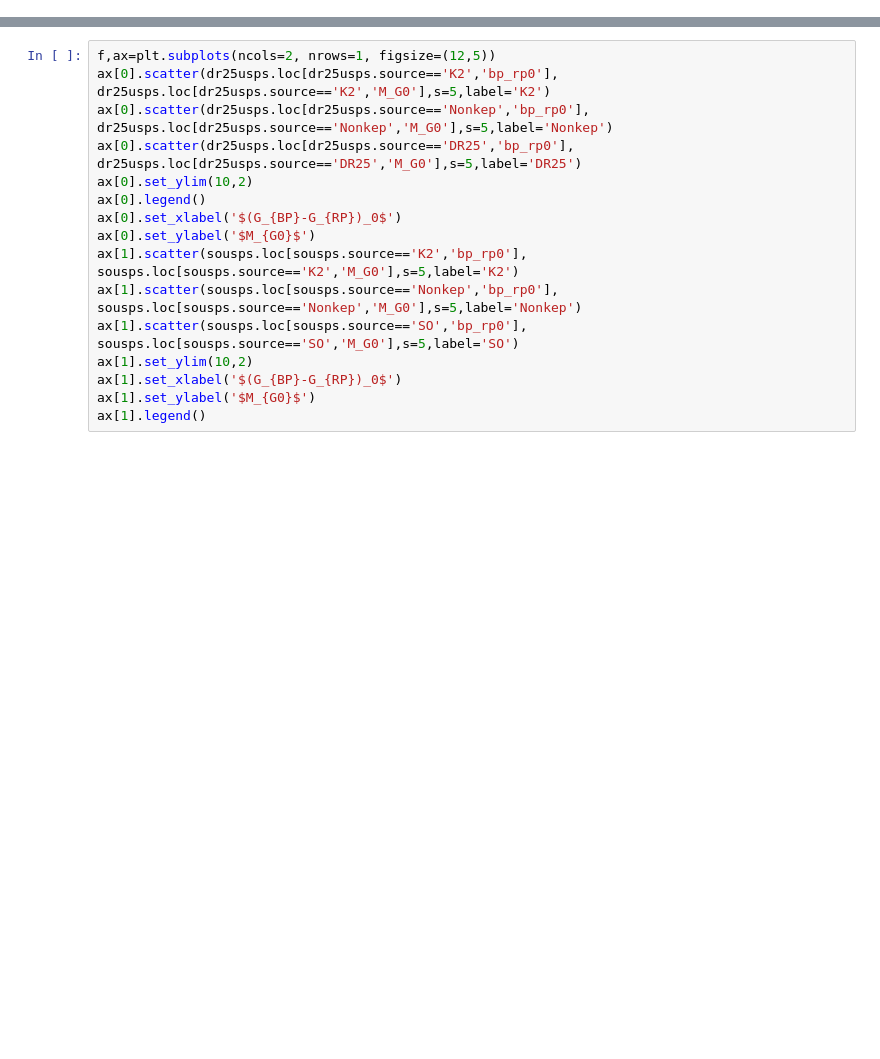
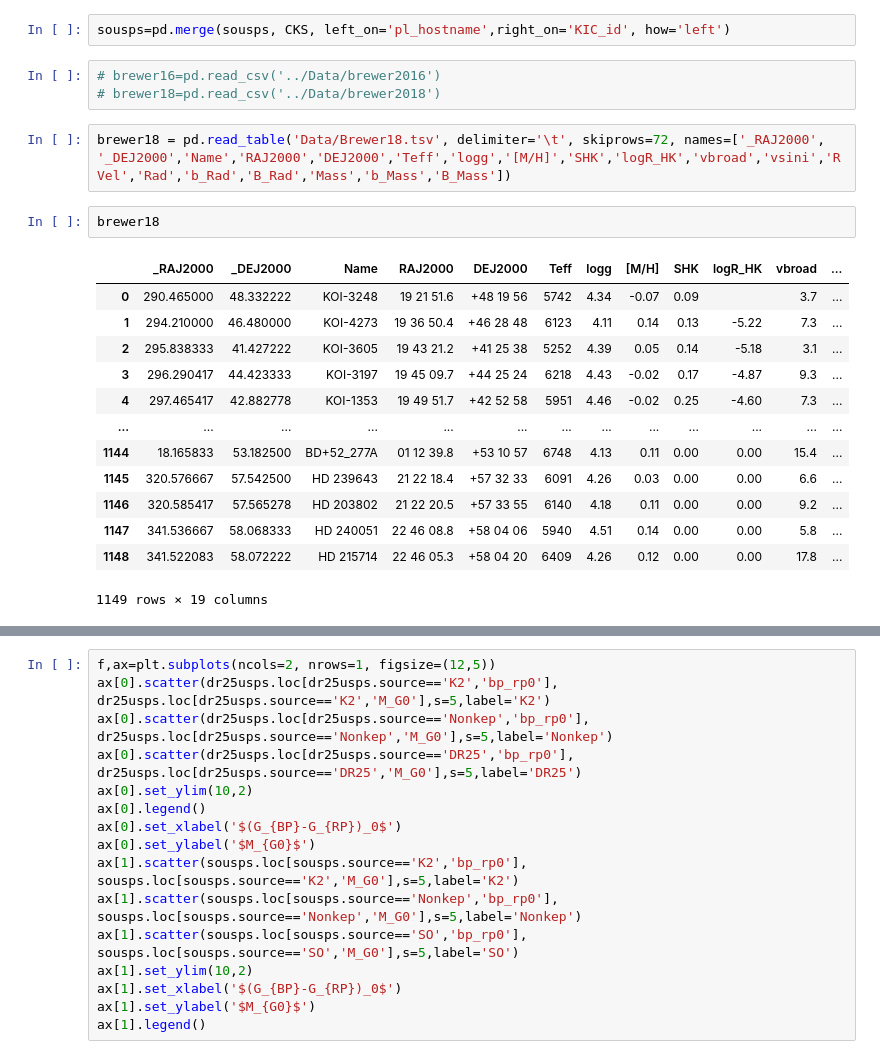
Before and after one commit to jacobhhamer/USP_Project, a Jupyter notebook: USP_Destruction_Paper.ipynb, the cells around one changed output, grey strips where cells are left out. Saved outputs shown, nothing was run; the diff lists cells and outputs as text; blank space fills up the shorter version.

```diff
--- a/USP_Destruction_Paper.ipynb
+++ b/USP_Destruction_Paper.ipynb
@@ -1402,0 +1331,23 @@ so_only_usps_ms=so_usps_ms.loc[so_usps_ms.source=='SO']
+# %%
+sousps=pd.merge(sousps, CKS, left_on='pl_hostname',right_on='KIC_id', how='left')
+# %%
+# brewer16=pd.read_csv('../Data/brewer2016')
+# brewer18=pd.read_csv('../Data/brewer2018')
+# %%
+brewer18 = pd.read_table('Data/Brewer18.tsv', delimiter='\t', skiprows=72, names=['_RAJ2000', '_DEJ2000','Name','RAJ2000','DEJ2000','Teff','logg','[M/H]','SHK','logR_HK','vbroad','vsini','RVel','Rad','b_Rad','B_Rad','Mass','b_Mass','B_Mass'])
+# %%
+brewer18
+# %% [output]
+|  | _RAJ2000 | _DEJ2000 | Name | RAJ2000 | DEJ2000 | Teff | logg | [M/H] | SHK | logR_HK | vbroad | ... |
+| 0 | 290.465000 | 48.332222 | KOI-3248 | 19 21 51.6 | +48 19 56 | 5742 | 4.34 | -0.07 | 0.09 |  | 3.7 | ... |
+| 1 | 294.210000 | 46.480000 | KOI-4273 | 19 36 50.4 | +46 28 48 | 6123 | 4.11 | 0.14 | 0.13 | -5.22 | 7.3 | ... |
+| 2 | 295.838333 | 41.427222 | KOI-3605 | 19 43 21.2 | +41 25 38 | 5252 | 4.39 | 0.05 | 0.14 | -5.18 | 3.1 | ... |
+| 3 | 296.290417 | 44.423333 | KOI-3197 | 19 45 09.7 | +44 25 24 | 6218 | 4.43 | -0.02 | 0.17 | -4.87 | 9.3 | ... |
+| 4 | 297.465417 | 42.882778 | KOI-1353 | 19 49 51.7 | +42 52 58 | 5951 | 4.46 | -0.02 | 0.25 | -4.60 | 7.3 | ... |
+| ... | ... | ... | ... | ... | ... | ... | ... | ... | ... | ... | ... | ... |
+| 1144 | 18.165833 | 53.182500 | BD+52_277A | 01 12 39.8 | +53 10 57 | 6748 | 4.13 | 0.11 | 0.00 | 0.00 | 15.4 | ... |
+| 1145 | 320.576667 | 57.542500 | HD 239643 | 21 22 18.4 | +57 32 33 | 6091 | 4.26 | 0.03 | 0.00 | 0.00 | 6.6 | ... |
+| 1146 | 320.585417 | 57.565278 | HD 203802 | 21 22 20.5 | +57 33 55 | 6140 | 4.18 | 0.11 | 0.00 | 0.00 | 9.2 | ... |
+| 1147 | 341.536667 | 58.068333 | HD 240051 | 22 46 08.8 | +58 04 06 | 5940 | 4.51 | 0.14 | 0.00 | 0.00 | 5.8 | ... |
+| 1148 | 341.522083 | 58.072222 | HD 215714 | 22 46 05.3 | +58 04 20 | 6409 | 4.26 | 0.12 | 0.00 | 0.00 | 17.8 | ... |
+1149 rows × 19 columns
```
Also changed, not shown: parts of 104 cells of this notebook.
